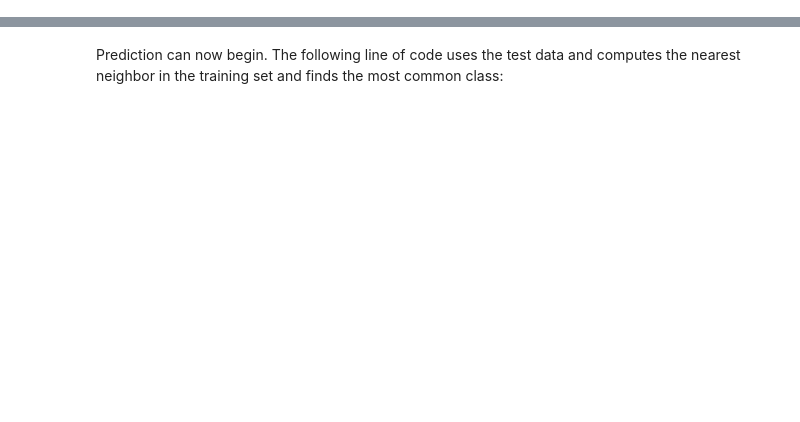
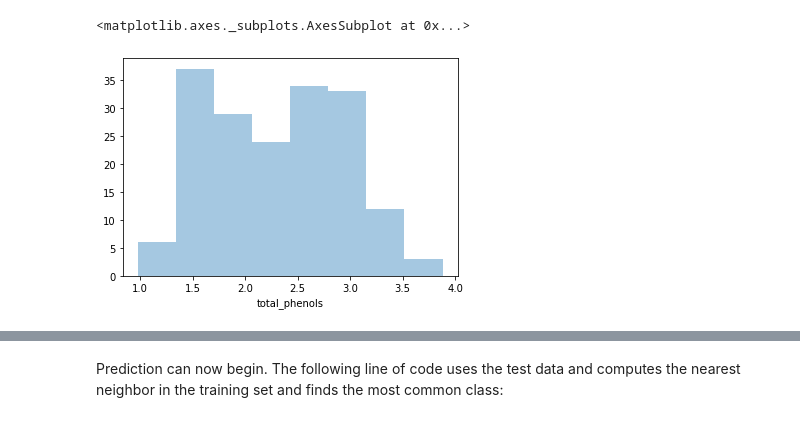
Before and after one commit to ConanMercer/Classification_of_wine, a Jupyter notebook: WineAnalysis.ipynb, the cells around one changed output, grey strips where cells are left out. Saved outputs shown, nothing was run; the diff lists cells and outputs as text; code cells hidden in the pictures; blank space fills up the shorter version.

Commit message:
updated the jupyter work book, added prose and loaded the wine dataset. Looked briefly at various classification algorithms

```diff
--- a/WineAnalysis.ipynb
+++ b/WineAnalysis.ipynb
@@ -32,0 +13,3 @@ The wine data is now loaded and split into a training set and a test set. The ne
+# %%
+wine = datasets.load_wine()
+print(wine['DESCR'][:500])
@@ -32,0 +46,6 @@ The wine data is now loaded and split into a training set and a test set. The ne
+# %%
+features = pd.DataFrame(data=wine['data'],columns=wine['feature_names'])
+data = features
+data['target']=wine['target']
+data['class']=data['target'].map(lambda ind: wine['target_names'][ind])
+data.head()
@@ -32,0 +71,5 @@ The wine data is now loaded and split into a training set and a test set. The ne
+# %%
+sns.distplot(data['total_phenols'],kde=0)
+# %% [output]
+<matplotlib.axes._subplots.AxesSubplot at 0x...>
+[figure, added]
```
Also changed, not shown: parts of 28 cells of this notebook.
